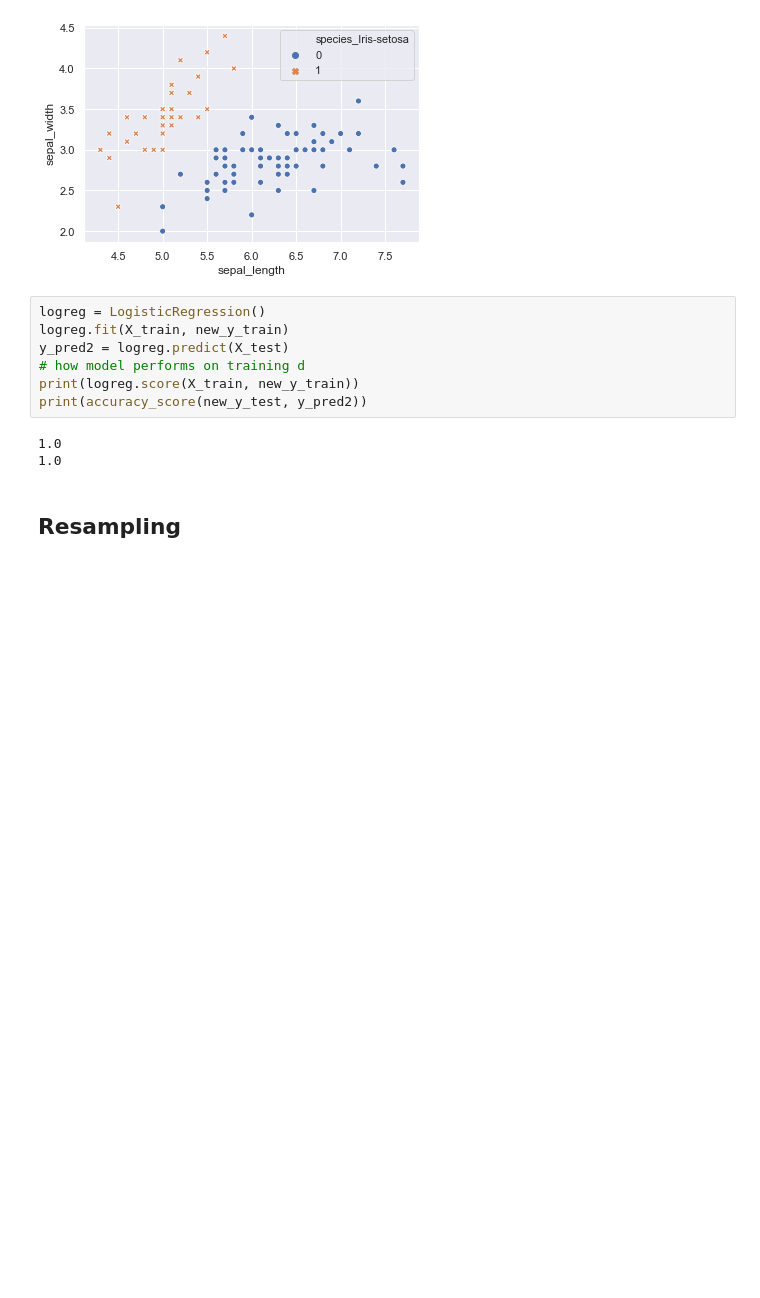
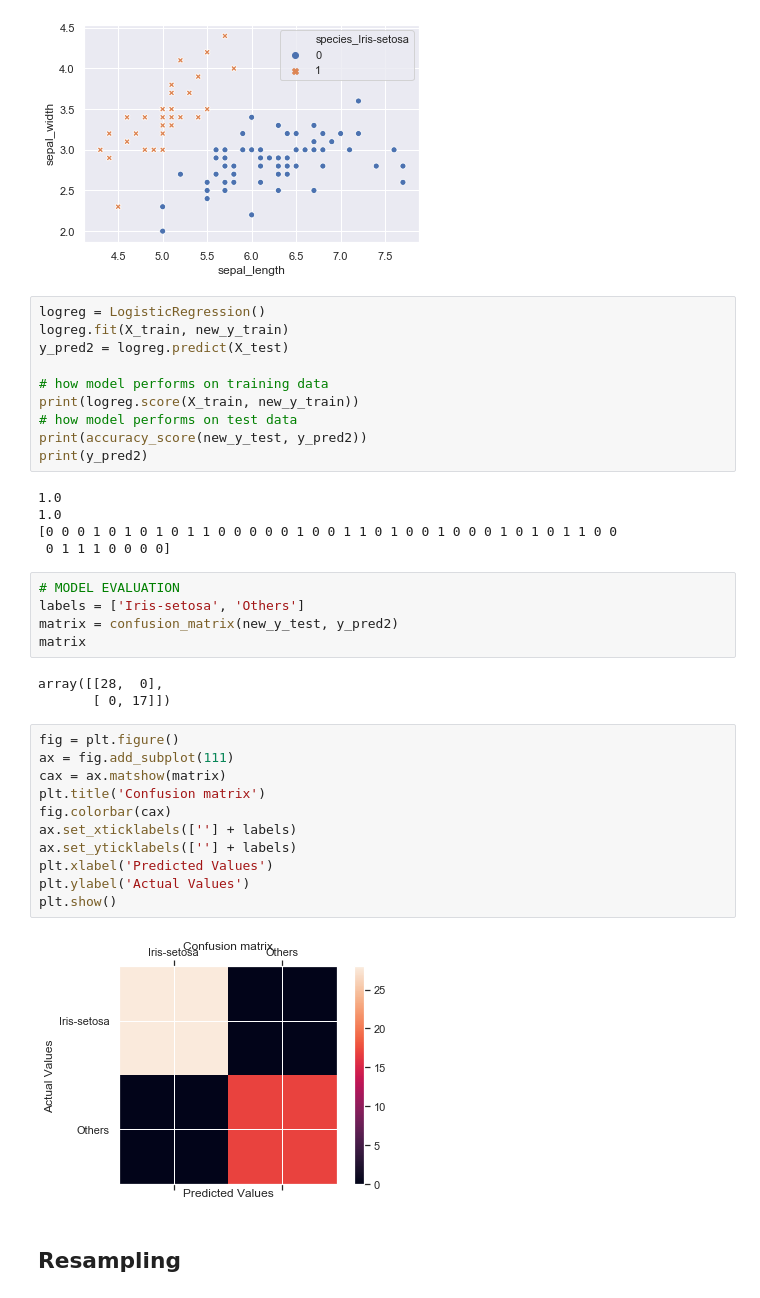
Before and after one commit to hilars/cs_ml_intro, a Jupyter notebook: Classification algorithms.ipynb, the cells around one changed output. Saved outputs shown, nothing was run; the diff lists cells and outputs as text; blank space fills up the shorter version.

Commit message:
add confusion matrix

```diff
--- a/Classification algorithms.ipynb
+++ b/Classification algorithms.ipynb
@@ -160,12 +152,38 @@ sns.scatterplot(data=pd.concat([X_train, new_y_train], axis=1), x="sepal_length"
 logreg = LogisticRegression()
 logreg.fit(X_train, new_y_train)
 y_pred2 = logreg.predict(X_test)
-# how model performs on training d
+
+# how model performs on training data
 print(logreg.score(X_train, new_y_train))
+# how model performs on test data
 print(accuracy_score(new_y_test, y_pred2))
+print(y_pred2)
 # %% [output]
 1.0
 1.0
+[0 0 0 1 0 1 0 1 0 1 1 0 0 0 0 0 1 0 0 1 1 0 1 0 0 1 0 0 0 1 0 1 0 1 1 0 0
+ 0 1 1 1 0 0 0 0]
+# %%
+# MODEL EVALUATION
+labels = ['Iris-setosa', 'Others']
+matrix = confusion_matrix(new_y_test, y_pred2)
+matrix
+# %% [output]
+array([[28,  0],
+       [ 0, 17]])
+# %%
+fig = plt.figure()
+ax = fig.add_subplot(111)
+cax = ax.matshow(matrix)
+plt.title('Confusion matrix')
+fig.colorbar(cax)
+ax.set_xticklabels([''] + labels)
+ax.set_yticklabels([''] + labels)
+plt.xlabel('Predicted Values')
+plt.ylabel('Actual Values')
+plt.show()
+# %% [output]
+[figure, added]
 # %% [markdown]
 ## Resampling
 # %%
```
Also changed, not shown: parts of 4 cells of this notebook.
